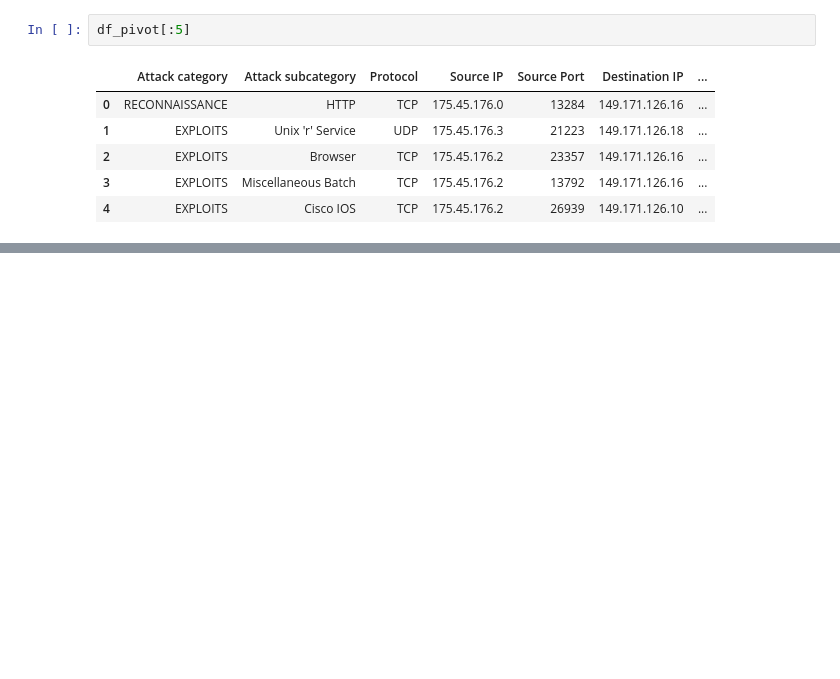
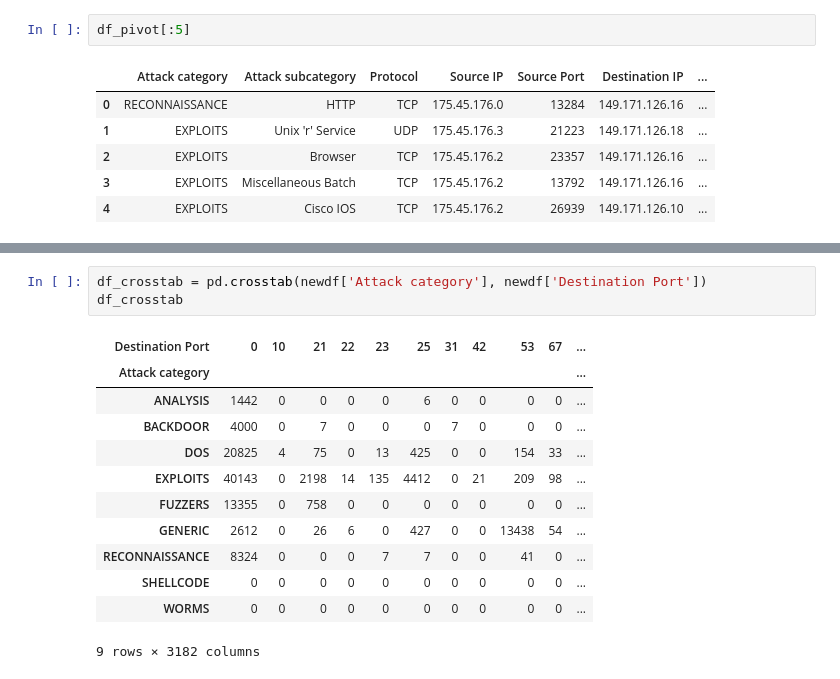
Before and after one commit to EddyGiusepe/Cyber_Security_1, a Jupyter notebook: CyberSecurity_Kaggle.ipynb, the cells around one changed output, grey strips where cells are left out. Cells and saved outputs as stored; diff of their text form; blank space fills up the shorter version.

```diff
--- a/CyberSecurity_Kaggle.ipynb
+++ b/CyberSecurity_Kaggle.ipynb
@@ -735,0 +782,16 @@ heatmap_graph(df = df_p1, xlabel = 'Attack category', ylabel = 'Hour', title = '
+# %%
+df_crosstab = pd.crosstab(newdf['Attack category'], newdf['Destination Port'])
+df_crosstab
+# %% [output]
+| Destination Port | 0 | 10 | 21 | 22 | 23 | 25 | 31 | 42 | 53 | 67 | ... |
+| Attack category |  |  |  |  |  |  |  |  |  |  | ... |
+| ANALYSIS | 1442 | 0 | 0 | 0 | 0 | 6 | 0 | 0 | 0 | 0 | ... |
+| BACKDOOR | 4000 | 0 | 7 | 0 | 0 | 0 | 7 | 0 | 0 | 0 | ... |
+| DOS | 20825 | 4 | 75 | 0 | 13 | 425 | 0 | 0 | 154 | 33 | ... |
+| EXPLOITS | 40143 | 0 | 2198 | 14 | 135 | 4412 | 0 | 21 | 209 | 98 | ... |
+| FUZZERS | 13355 | 0 | 758 | 0 | 0 | 0 | 0 | 0 | 0 | 0 | ... |
+| GENERIC | 2612 | 0 | 26 | 6 | 0 | 427 | 0 | 0 | 13438 | 54 | ... |
+| RECONNAISSANCE | 8324 | 0 | 0 | 0 | 7 | 7 | 0 | 0 | 41 | 0 | ... |
+| SHELLCODE | 0 | 0 | 0 | 0 | 0 | 0 | 0 | 0 | 0 | 0 | ... |
+| WORMS | 0 | 0 | 0 | 0 | 0 | 0 | 0 | 0 | 0 | 0 | ... |
+9 rows × 3182 columns
```
Also changed, not shown: parts of 16 cells of this notebook.
